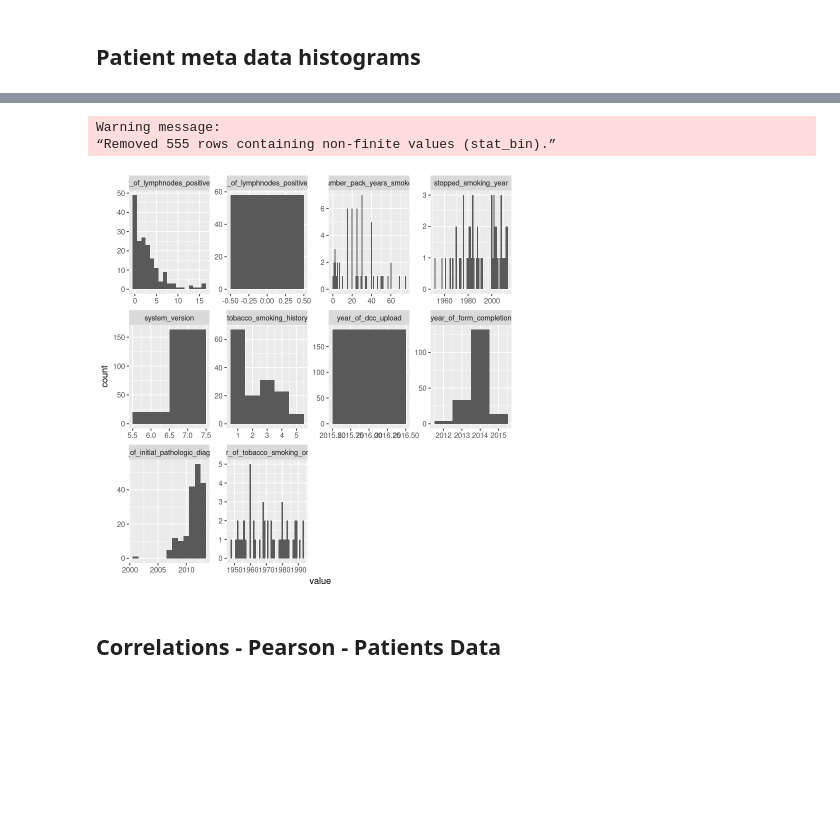
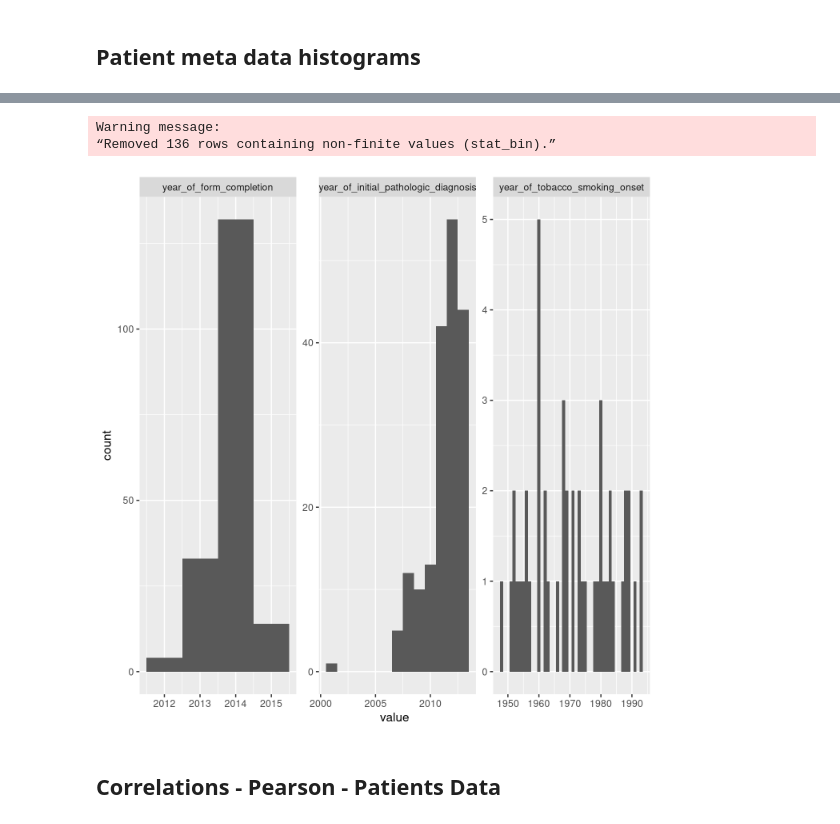
Before and after one commit to markmartorilopez/BigDataAnalytics_R, a Jupyter notebook: BigDataAnalytics_Project2021.ipynb, the cells around one changed output, grey strips where cells are left out. Drawn from its saved outputs; the diff is of its cells as text; code cells hidden in the pictures; blank space fills up the shorter version.

Commit message:
add correlation plot + p-val for dead/alive groups

```diff
--- a/BigDataAnalytics_Project2021.ipynb
+++ b/BigDataAnalytics_Project2021.ipynb
@@ -279,0 +271,26 @@ sprintf("%d numeric columns",ncol(df_patient_num))
+# %%
+t_patient_data <- t_patient_data %>%
+    mutate_all(type.convert) %>%
+    mutate_if(is.factor, as.character)
+
+# only numeric values
+df_patient_num <-  t_patient_data %>% select_if(is.numeric)
+
+sprintf("Initially: %d numeric columns",ncol(df_patient_num))
+
+# columns without any variance
+which(apply(df_patient_num,2,sd)==0)
+
+# remove dcc columns because they are all the same and refer to the upload of the dataset?
+
+df_patient_num <- df_patient_num %>% select(-day_of_dcc_upload, -month_of_dcc_upload, -year_of_dcc_upload)
+
+
+# days_to_index,days_to_initial_pathologic_diagnosis, number_of_lymphnodes_positive_by_ihc  is 0 or NA
+df_patient_num <- df_patient_num %>% select(-days_to_index, -days_to_initial_pathologic_diagnosis, -number_of_lymphnodes_positive_by_ihc)
+
+
+#system_version is 6 or 7, for our analysis not relevant
+df_patient_num <- df_patient_num %>% select(-system_version)
+
+sprintf("Final: %d numeric columns",ncol(df_patient_num))
@@ -294,10 +330,10 @@ Warning message:
 # %%
-ggplot(gather(df_patient_num[,19:28], cols, value), aes(x = value)) +
+ggplot(gather(df_patient_num[,19:21], cols, value), aes(x = value)) +
        geom_histogram(binwidth = 1) + facet_wrap(.~cols, scales = "free")
 # %% [output]
 Warning message:
-“Removed 555 rows containing non-finite values (stat_bin).”
+“Removed 136 rows containing non-finite values (stat_bin).”
-[figure, old version]
+[figure, new version]
 # %% [markdown]
 
 
```
Also changed, not shown: parts of 20 cells of this notebook.
